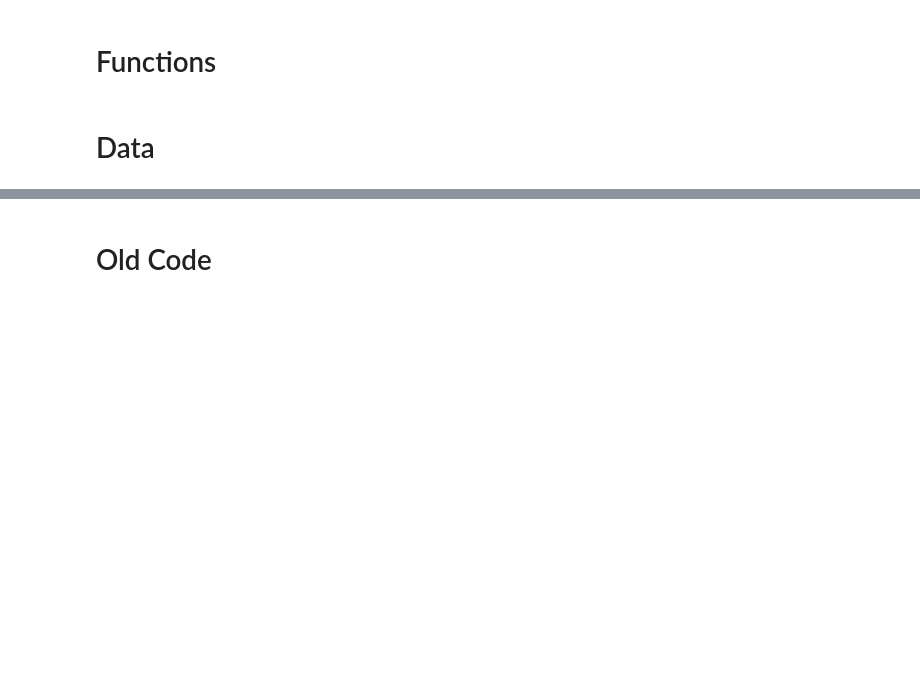
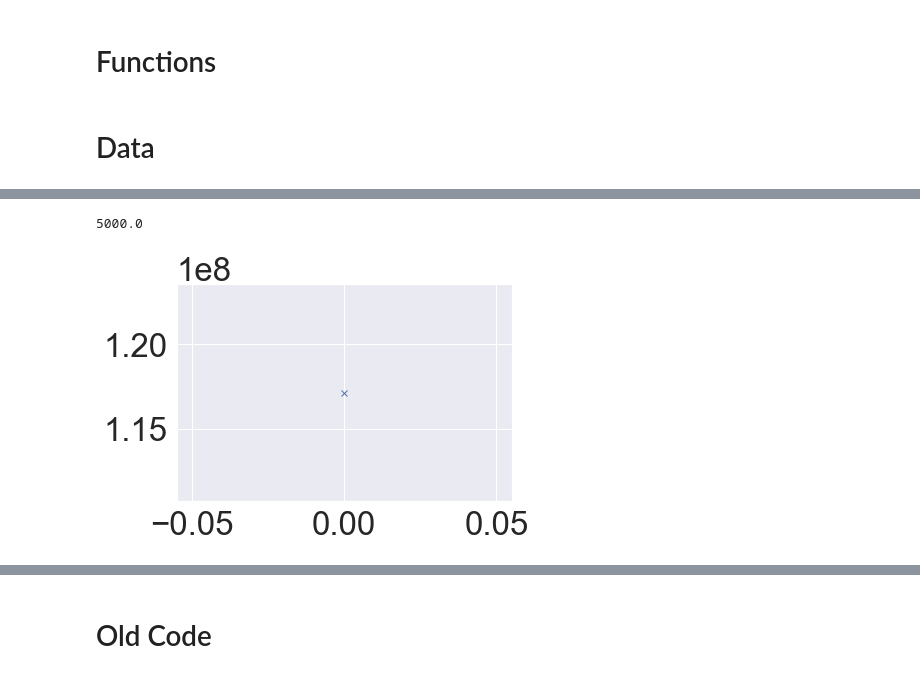
Before and after one commit to cascadet/AfricaUrbanPop, a Jupyter notebook: notebooks/jupyter/Descriptives.ipynb, the cells around one changed output, grey strips where cells are left out. Drawn from its saved outputs; the diff is of its cells as text; code cells hidden in the pictures; blank space fills up the shorter version.

```diff
--- a/notebooks/jupyter/Descriptives.ipynb
+++ b/notebooks/jupyter/Descriptives.ipynb
@@ -243,0 +240,14 @@ Text(0,0.5,'World Pop 2015')
+# %%
+# drop cities with less than 5000
+GHS2015 = GHS2015[GHS2015['PopTot']>=5000]
+WP2015 = WP2015[WP2015['PopTot']>=5000]
+LS2015 = LS2015[LS2015['PopTot']>=5000]
+WPE2016 = WPE2016[WPE2016['PopTot']>=5000]
+
+
+datasets2015 = [GHS2015, WP2015, LS2015, WPE2016]
+
+
+datasets15_concat = pd.concat(datasets2015, ignore_index=True)
+
+# datasets_concat = pd.concat(datasets_in, ignore_index=True)
@@ -243,0 +258,15 @@ Text(0,0.5,'World Pop 2015')
+# %%
+min(WPE2016['PopTot'])
+# %% [output]
+5000.0
+# %%
+sns.set(font_scale=3)
+ax = sns.boxplot(x = 'PopTot', y = 'dataset', data = datasets15_concat)
+ax.set(xscale="log")
+plt.xlabel('Population')
+plt.ylabel('')
+
+fig = matplotlib.pyplot.gcf()
+fig.set_size_inches(18.5, 10.5)
+
+#fig.savefig('/Users/cascade/Desktop/'+'data15-hist.png', dpi=700)
@@ -243,0 +301,17 @@ Text(0,0.5,'World Pop 2015')
+# %%
+#GHS2000.loc[(GHS2000['PopTot'] > 5000) & (GHS2000['PopTot'] < 10000), 'PopTot'].sum()
+test = GHS2015[GHS2015['PopTot'] <5000000]
+
+a =test.loc[(test['PopTot'] > 1000000), 'PopTot'].sum()
+
+
+#GHS2000.loc[GHS2000['PopTot'] <50000 & GHS2000['PopTot'] >5000, 'PopTot'].sum()
+# %%
+import numpy as np
+import matplotlib.pyplot as pp
+val = 0. # this is the value where you want the data to appear on the y-axis.
+ # just as an example array
+pp.plot(a, 'x')
+pp.show()
+# %% [output]
+[figure, added]
```
Also changed, not shown: parts of 58 cells of this notebook.
